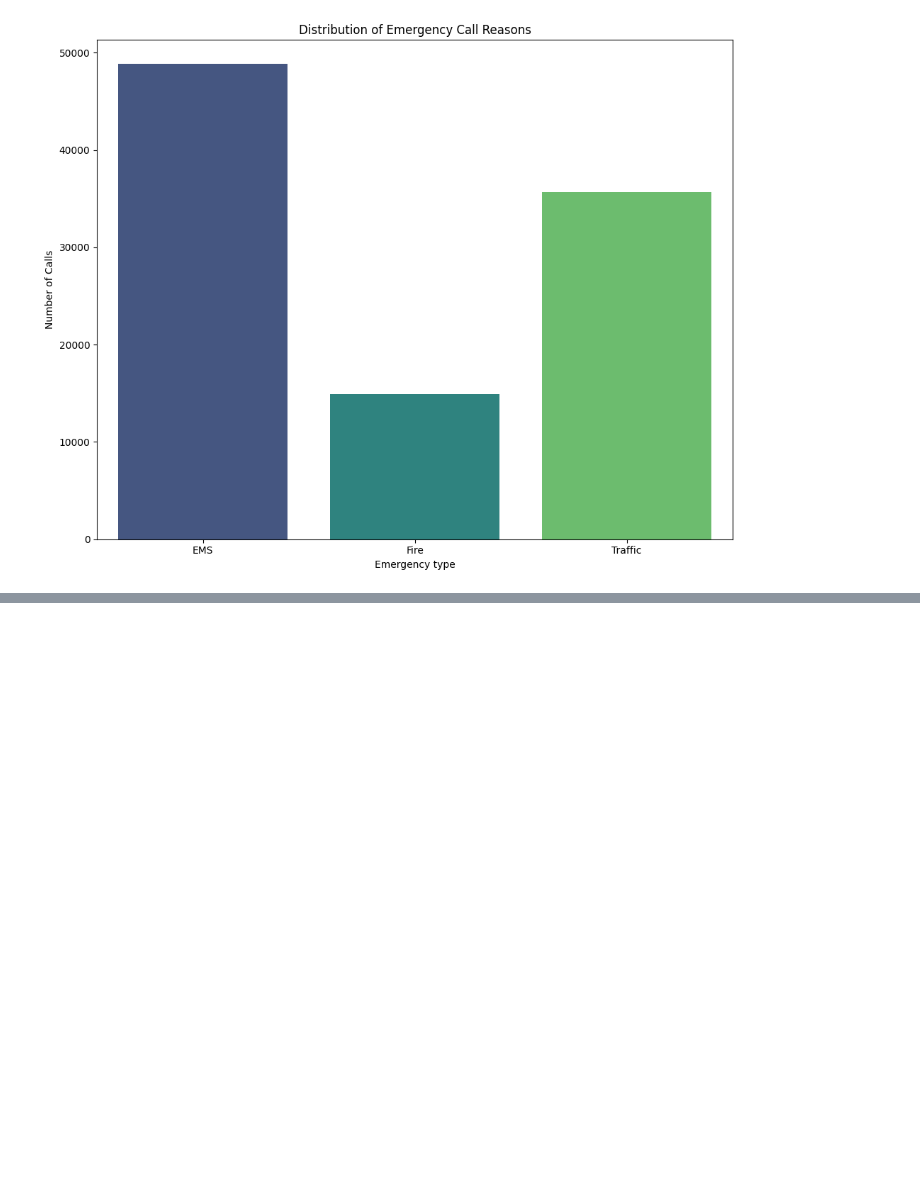
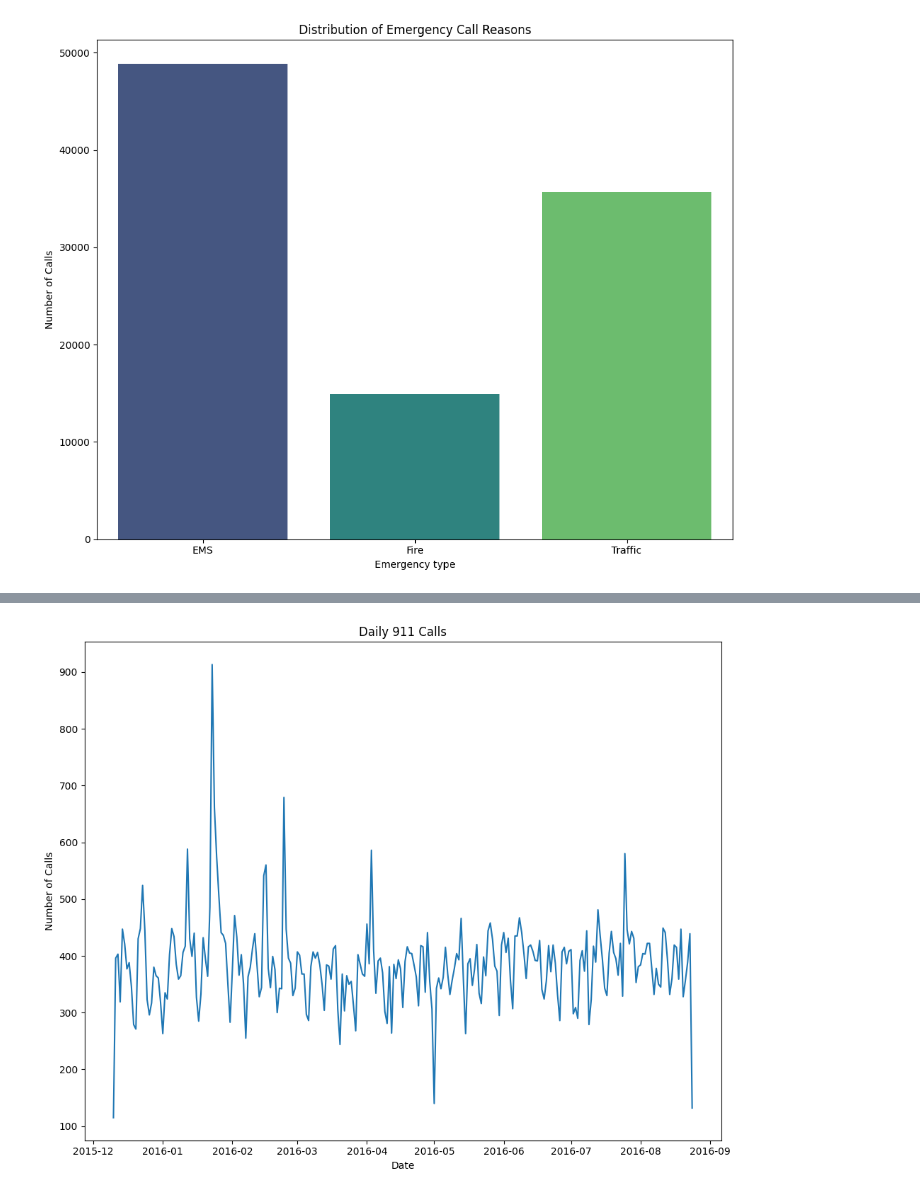
Before and after one commit to yeasiny71/911-calls-analytics, a Jupyter notebook: notebooks/eda.ipynb, the cells around one changed output, grey strips where cells are left out. Cells and saved outputs as stored; diff of their text form; code cells hidden in the pictures; blank space fills up the shorter version.

```diff
--- a/notebooks/eda.ipynb
+++ b/notebooks/eda.ipynb
@@ -142,0 +201,2 @@ plt.savefig('D:/5 month Learning/Projects/911-calls-analytics/outputs/emergency_
+# %%
+df['Date']=df['timeStamp'].apply(lambda t: t.date())
@@ -142,0 +213,2 @@ plt.savefig('D:/5 month Learning/Projects/911-calls-analytics/outputs/emergency_
+# %%
+byDate=df.groupby('Date').count()
@@ -142,0 +225,11 @@ plt.savefig('D:/5 month Learning/Projects/911-calls-analytics/outputs/emergency_
+# %%
+plt.figure(figsize=(10,8))
+byDate['lat'].plot()
+plt.title('Daily 911 Calls')
+plt.xlabel('Date')
+plt.ylabel('Number of Calls')
+
+plt.tight_layout()
+plt.savefig('D:/5 month Learning/Projects/911-calls-analytics/outputs/daily_calls_timeseries.png')
+# %% [output]
+[figure, added]
```
Also changed, not shown: parts of 32 cells of this notebook, 3 other files.
